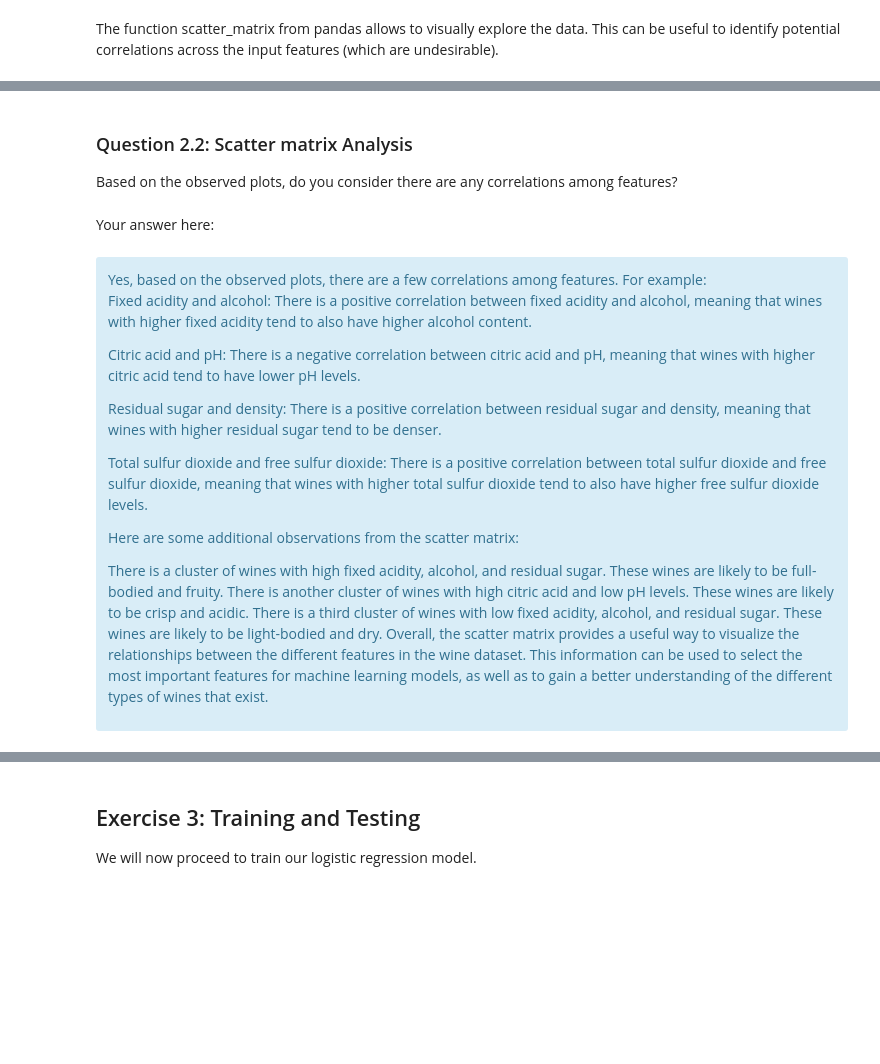
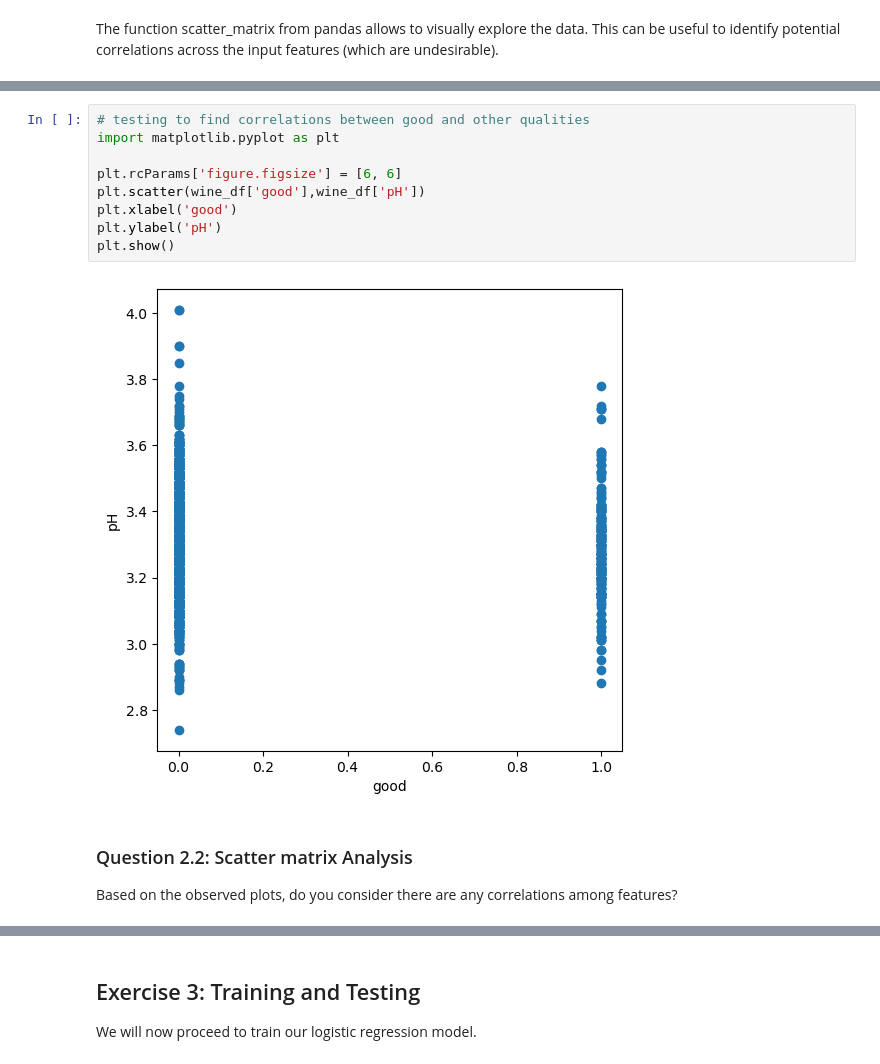
Before and after one commit to Coachsteveee/MALIS, a Jupyter notebook: labs/lab1/logistic/logistic.ipynb, the cells around one changed output, grey strips where cells are left out. Cells and saved outputs as stored; diff of their text form; blank space fills up the shorter version.

```diff
--- a/labs/lab1/logistic/logistic.ipynb
+++ b/labs/lab1/logistic/logistic.ipynb
@@ -158,23 +160,15 @@ array([[<AxesSubplot:xlabel='fixed acidity', ylabel='fixed acidity'>,
 [figure]
+# %%
+# testing to find correlations between good and other qualities
+import matplotlib.pyplot as plt
+
+plt.rcParams['figure.figsize'] = [6, 6]
+plt.scatter(wine_df['good'],wine_df['pH'])
+plt.xlabel('good')
+plt.ylabel('pH')
+plt.show()
+# %% [output]
+[figure, added]
 # %% [markdown]
 ### Question 2.2: Scatter matrix Analysis
 Based on the observed plots, do you consider there are any correlations among features?
-# %% [markdown]
-Your answer here:
-# %% [markdown]
-<div class="alert alert-info">Yes, based on the observed plots, there are a few correlations among features. For example:
-
-Fixed acidity and alcohol: There is a positive correlation between fixed acidity and alcohol, meaning that wines with higher fixed acidity tend to also have higher alcohol content.
-
-Citric acid and pH: There is a negative correlation between citric acid and pH, meaning that wines with higher citric acid tend to have lower pH levels.
-
-Residual sugar and density: There is a positive correlation between residual sugar and density, meaning that wines with higher residual sugar tend to be denser.
-
-Total sulfur dioxide and free sulfur dioxide: There is a positive correlation between total sulfur dioxide and free sulfur dioxide, meaning that wines with higher total sulfur dioxide tend to also have higher free sulfur dioxide levels.
-
-Here are some additional observations from the scatter matrix:
-
-There is a cluster of wines with high fixed acidity, alcohol, and residual sugar. These wines are likely to be full-bodied and fruity.
-There is another cluster of wines with high citric acid and low pH levels. These wines are likely to be crisp and acidic.
-There is a third cluster of wines with low fixed acidity, alcohol, and residual sugar. These wines are likely to be light-bodied and dry.
-Overall, the scatter matrix provides a useful way to visualize the relationships between the different features in the wine dataset. This information can be used to select the most important features for machine learning models, as well as to gain a better understanding of the different types of wines that exist.
```
Also changed, not shown: parts of 24 cells of this notebook, 1 other file.
